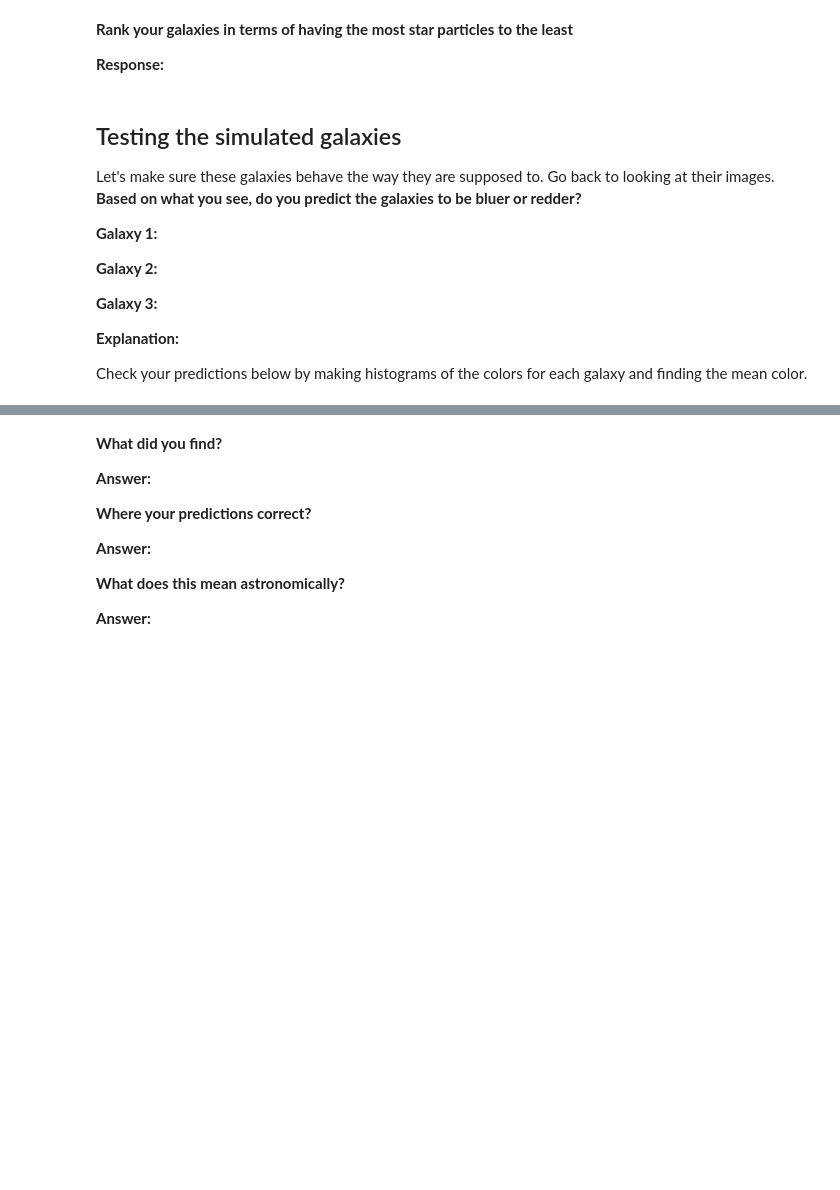
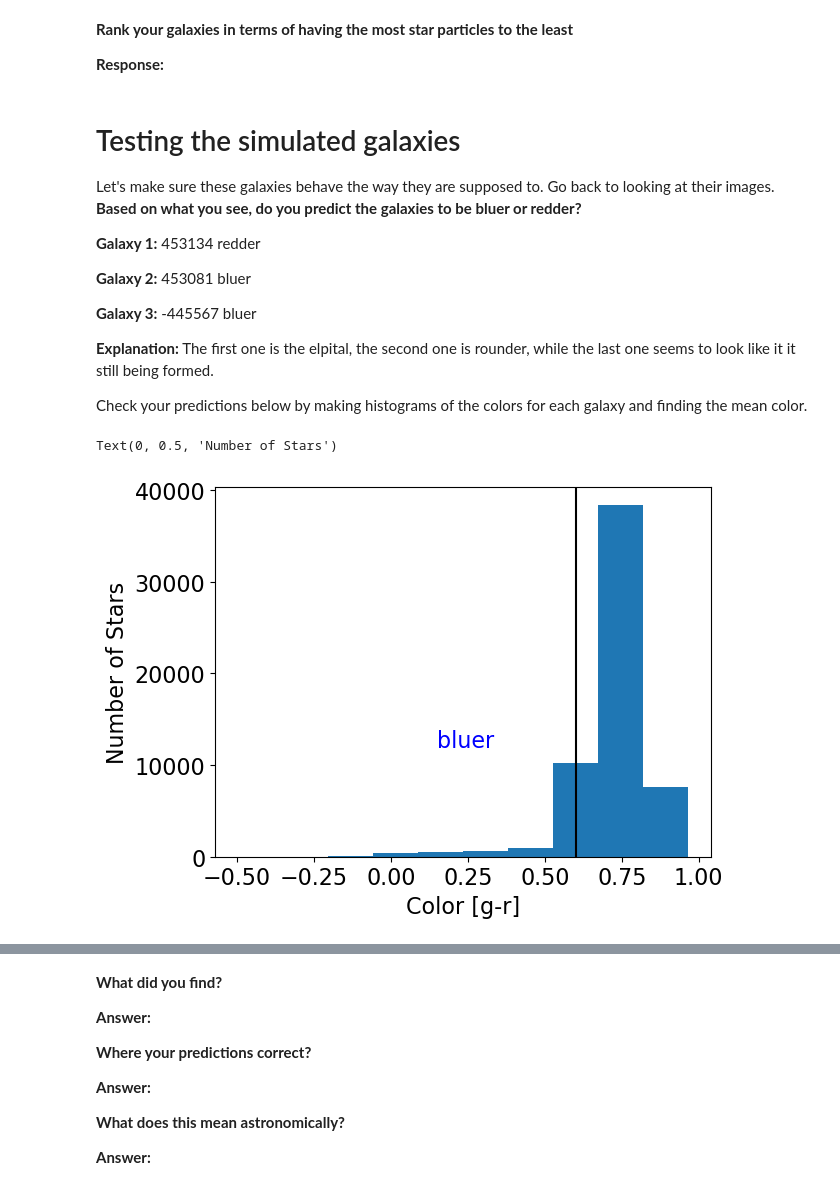
Before and after one commit to Dippy-dip/CFR-2025, a Jupyter notebook: Astro/Blank/6 - Simulated Galaxies Pt1.ipynb, the cells around one changed output, grey strips where cells are left out. Drawn from its saved outputs; the diff is of its cells as text; code cells hidden in the pictures; blank space fills up the shorter version.

```diff
--- a/Astro/Blank/6 - Simulated Galaxies Pt1.ipynb
+++ b/Astro/Blank/6 - Simulated Galaxies Pt1.ipynb
@@ -37,9 +37,8 @@ Let's read in some data! As I said before, IllustrisTNG has tens of thousands of
 **Galaxy 3:**
 # %%
 # read in the data for the first galaxy you chose
-
-
-data1 = pd.read_csv('Data/individual_analogs/') #add the name of the appropriate file)
+import pandas as pd
+data1 = pd.read_csv('../Data/individual_analogs/445567_star_properties.csv') #add the name of the appropriate file)
 # %%
 # examine the data file by printing it below
 data1
@@ -71,15 +120,16 @@ data3 = pd.read_csv('Data/individual_analogs/') #add the name of the appropriate
 # %% [markdown]
-## Testing the simulated galaxies
+# Testing the simulated galaxies
 
 Let's make sure these galaxies behave the way they are supposed to. Go back to looking at their images. **Based on what you see, do you predict the galaxies to be bluer or redder?**
 
-**Galaxy 1:**
+**Galaxy 1:** 453134  redder
 
-**Galaxy 2:**
+**Galaxy 2:** 453081  bluer
 
-**Galaxy 3:**
+**Galaxy 3:** -445567  bluer
 
-**Explanation:**
+
+**Explanation:**  The first one is the elpital, the second one is  rounder, while the last one seems to look like it it still being formed.
 
 Check your predictions below by making histograms of the colors for each galaxy and finding the mean color.
 # %%
@@ -93,0 +146,18 @@ matplotlib.rc('font', **{'family':'sans-serif', 'size':16})
+# %%
+# galaxy 1
+
+# grab the columns we w ant
+g1 = data1["g band"]
+r1 = data1["r band"]
+# calculate the color
+color = g1 - r1
+#create a histogram of the color. label the blue and red side. title your plot the galaxy name. calculate the mean color
+plt.hist(color)
+plt.axvline(0.6, color='black')
+plt.annotate('bluer', (0.15, 12000), color='blue', fontsize=16)
+plt.annotate('redder', (1.3, 12000), color='red', fontsize=16)
+plt.xlabel('Color [g-r]')
+plt.ylabel('Number of Stars')
+# %% [output]
+Text(0, 0.5, 'Number of Stars')
+[figure, added]
```
Also changed, not shown: parts of 12 cells of this notebook, 1 other file.
